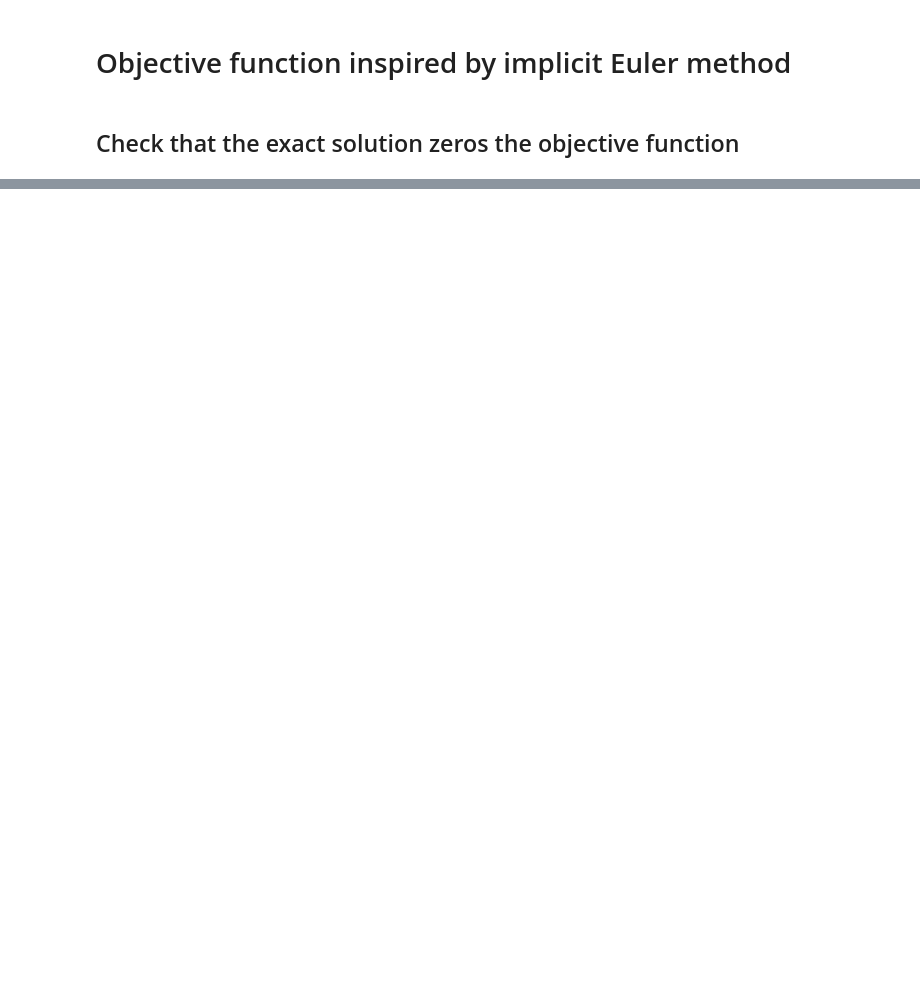
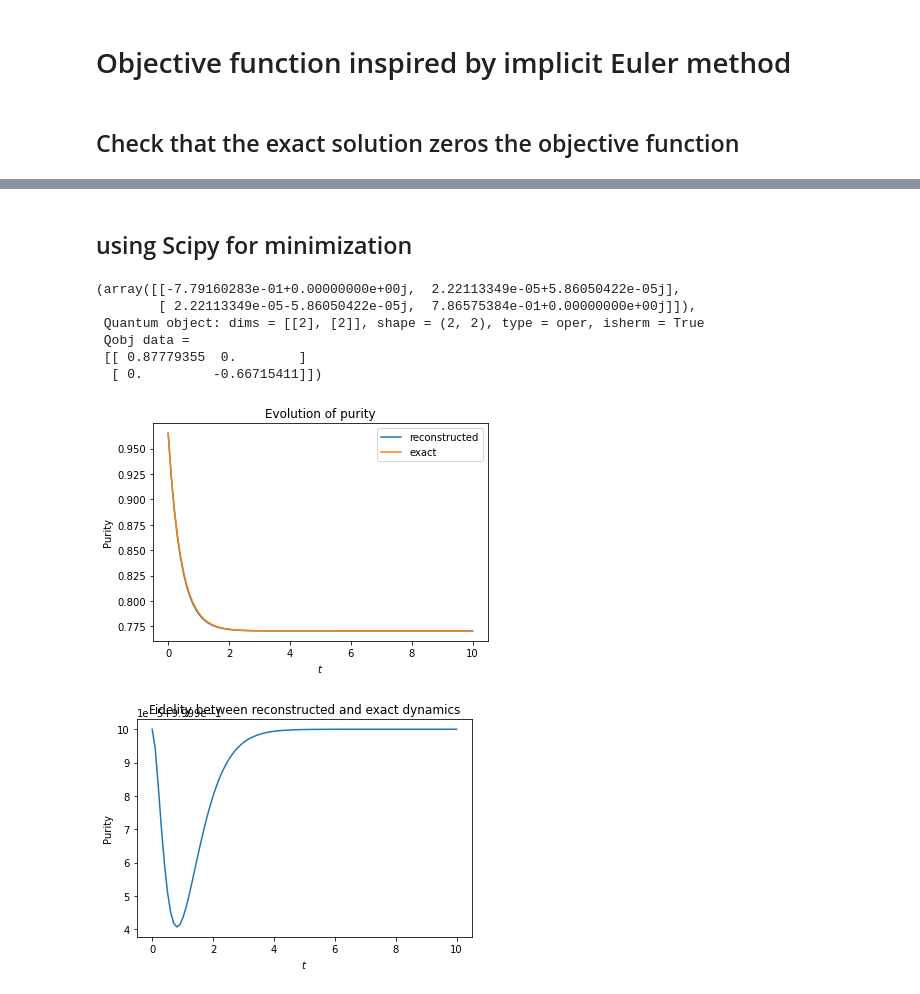
Before and after one commit to dibondar/QSystemIdentification, a Jupyter notebook: Lindblad_SI_compop.ipynb, the cells around one changed output, grey strips where cells are left out. Drawn from its saved outputs; the diff is of its cells as text; code cells hidden in the pictures; blank space fills up the shorter version.

```diff
--- a/Lindblad_SI_compop.ipynb
+++ b/Lindblad_SI_compop.ipynb
@@ -216,12 +332,0 @@ obj = re(obj.simplify())
-# %%
-level = 1
-
-sdp = SdpRelaxation(list(obj.free_symbols))
-sdp.get_relaxation(level, objective=obj)
-sdp.solve(solver='mosek')
-
-# extract the values of control
-if sdp.status == 'optimal':
-    solution = {var: sdp[var] for var in sdp.variables}
-else:
-    solution = None
@@ -235,0 +333,2 @@ np.abs(g.conj().T - g)
+# %% [markdown]
+## using Scipy for minimization
@@ -235,0 +363,43 @@ np.abs(g.conj().T - g)
+# %%
+A_reconstructed, A_exact
+# %% [output]
+(array([[-7.79160283e-01+0.00000000e+00j,  2.22113349e-05+5.86050422e-05j],
+        [ 2.22113349e-05-5.86050422e-05j,  7.86575384e-01+0.00000000e+00j]]),
+ Quantum object: dims = [[2], [2]], shape = (2, 2), type = oper, isherm = True
+ Qobj data =
+ [[ 0.87779355  0.        ]
+  [ 0.         -0.66715411]])
+# %%
+results_reconstructed = mesolve(
+    Qobj(H_reconstructed), Qobj(rho[0]), results.times, [Qobj(A_reconstructed)]
+)
+
+plt.title("Evolution of purity")
+plt.plot(
+    results.times,
+    [_.purity() for _ in results_reconstructed.states],
+    label='reconstructed'
+)
+plt.plot(
+    results.times,
+    [_.purity() for _ in results.states],
+    label='exact'
+)
+
+plt.xlabel('$t$')
+plt.ylabel('Purity')
+plt.legend()
+plt.show()
+
+plt.title("Fidelity between reconstructed and exact dynamics")
+plt.plot(
+    results.times,
+    [fidelity(rho1, rho2) for rho1, rho2 in zip(results_reconstructed.states, results.states)]
+)
+
+plt.xlabel('$t$')
+plt.ylabel('Purity')
+plt.show()
+# %% [output]
+[figure, added]
+[figure, added]
```
Also changed, not shown: parts of 32 cells of this notebook.
